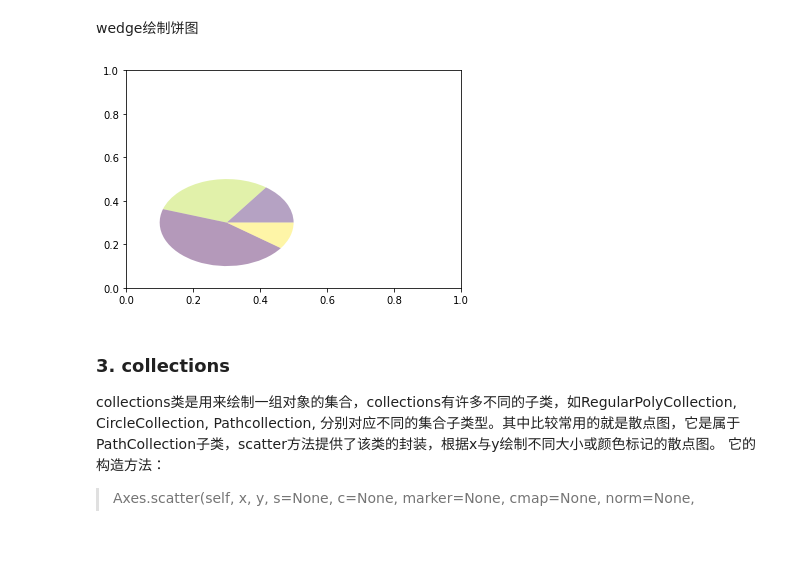
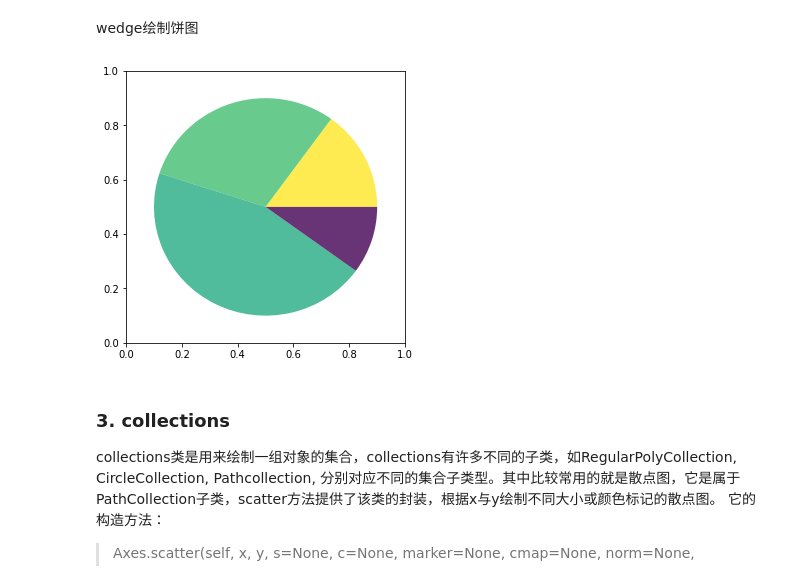
Before and after one commit to datawhalechina/fantastic-matplotlib, a Jupyter notebook: notebook/第二回：艺术画笔见乾坤.ipynb, the cells around one changed output. Saved outputs shown, nothing was run; the diff lists cells and outputs as text; code cells hidden in the pictures; blank space fills up the shorter version.

```diff
--- a/notebook/第二回：艺术画笔见乾坤.ipynb
+++ b/notebook/第二回：艺术画笔见乾坤.ipynb
@@ -349,28 +329,23 @@ plt.show()
 # %% [markdown]
 wedge绘制饼图
 # %%
-import matplotlib.pyplot as plt
-from matplotlib.patches import Circle, Wedge
-from matplotlib.collections import PatchCollection
-
-fig = plt.figure()
+fig = plt.figure(figsize=(5,5))
 ax1 = fig.add_subplot(111)
 theta1 = 0
 sizes = [15, 30, 45, 10]
 patches = []
 patches += [
-    Wedge((0.3, 0.3), .2, 0, 54),             # Full circle
-    Wedge((0.3, 0.3), .2, 54, 162),  # Full ring
-    Wedge((0.3, 0.3), .2, 162, 324),              # Full sector
-    Wedge((0.3, 0.3), .2, 324, 360),  # Ring sector
+    Wedge((0.5, 0.5), .4, 0, 54),
+    Wedge((0.5, 0.5), .4, 54, 162),
+    Wedge((0.5, 0.5), .4, 162, 324),
+    Wedge((0.5, 0.5), .4, 324, 360),
 ]
 colors = 100 * np.random.rand(len(patches))
-p = PatchCollection(patches, alpha=0.4)
+p = PatchCollection(patches, alpha=0.8)
 p.set_array(colors)
-ax1.add_collection(p)
-plt.show()
+ax1.add_collection(p);
 # %% [output]
-[figure, old version]
+[figure, new version]
 # %% [markdown]
 ### 3. collections
 collections类是用来绘制一组对象的集合，collections有许多不同的子类，如RegularPolyCollection, CircleCollection, Pathcollection, 分别对应不同的集合子类型。其中比较常用的就是散点图，它是属于PathCollection子类，scatter方法提供了该类的封装，根据x与y绘制不同大小或颜色标记的散点图。 它的构造方法：
```
Also changed, not shown: parts of 38 cells of this notebook, 38 other files.
